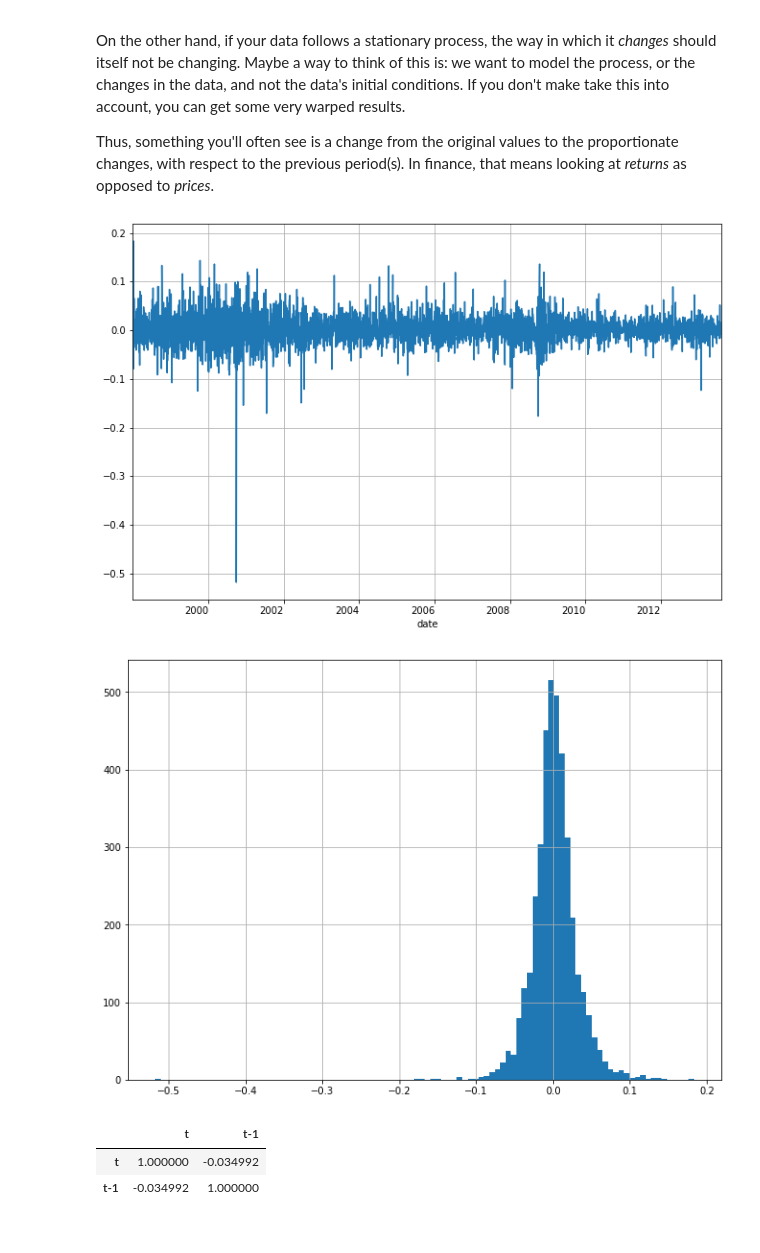
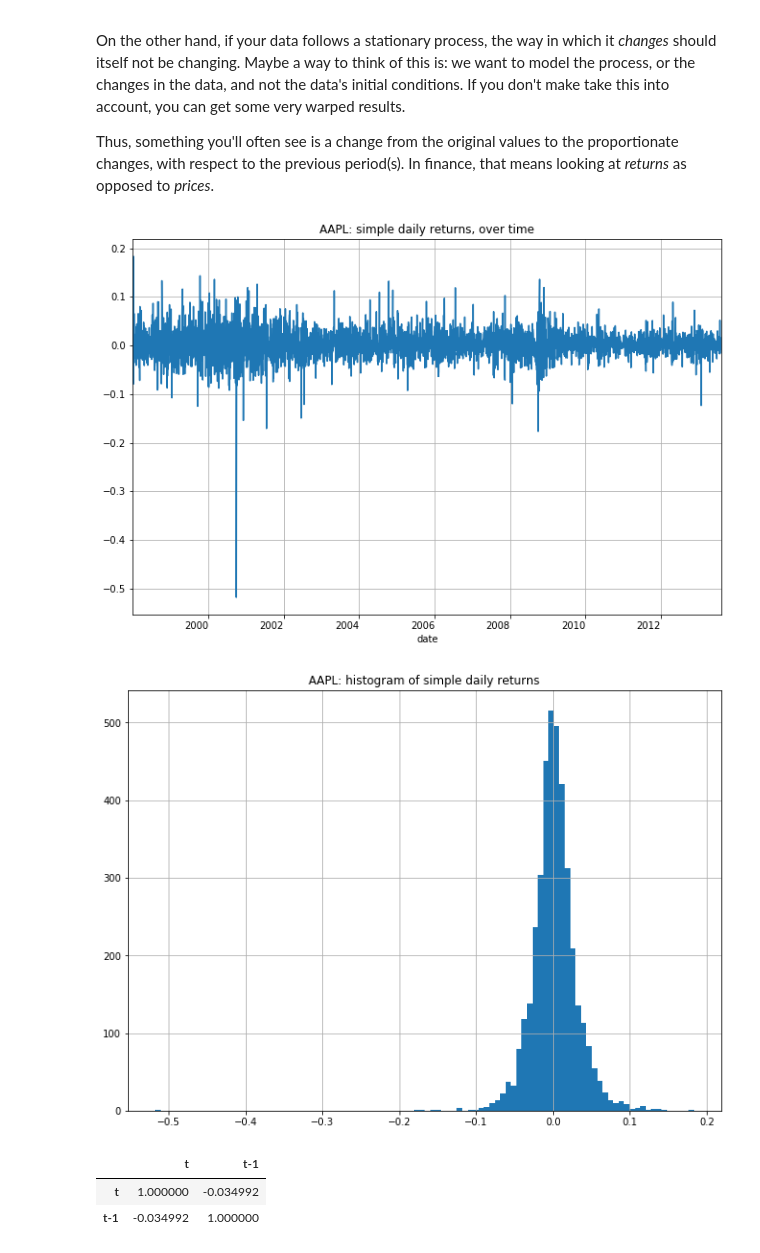
Before and after one commit to lermana/python_fundamentals, a Jupyter notebook: time_series_forecasting.ipynb, the cells around one changed output. Cells and saved outputs as stored; diff of their text form; code cells hidden in the pictures.

```diff
--- a/time_series_forecasting.ipynb
+++ b/time_series_forecasting.ipynb
@@ -83,13 +83,15 @@ aapl_df["return_daily"] = aapl_df.close.pct_change()
 # %%
 ax = aapl_df.return_daily.plot(figsize=(11, 8), rot=0)
 g = ax.grid(True)
+t = ax.title.set_text("AAPL: simple daily returns, over time")
 # %% [output]
-[figure, old version]
+[figure, new version]
 # %%
 ax = aapl_df.return_daily.hist(bins=100, figsize=(11, 8))
 g = ax.grid(True)
+t = ax.title.set_text("AAPL: histogram of simple daily returns")
 # %% [output]
-[figure, old version]
+[figure, new version]
 # %%
 aapl_df.return_daily.rename("t"
                    ).to_frame(
```
Also changed, not shown: parts of 17 cells of this notebook.
